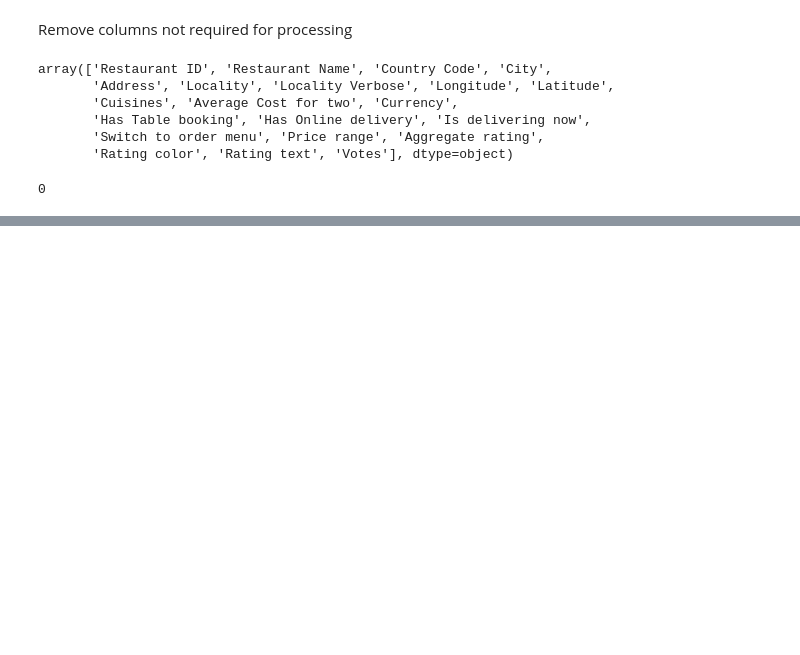
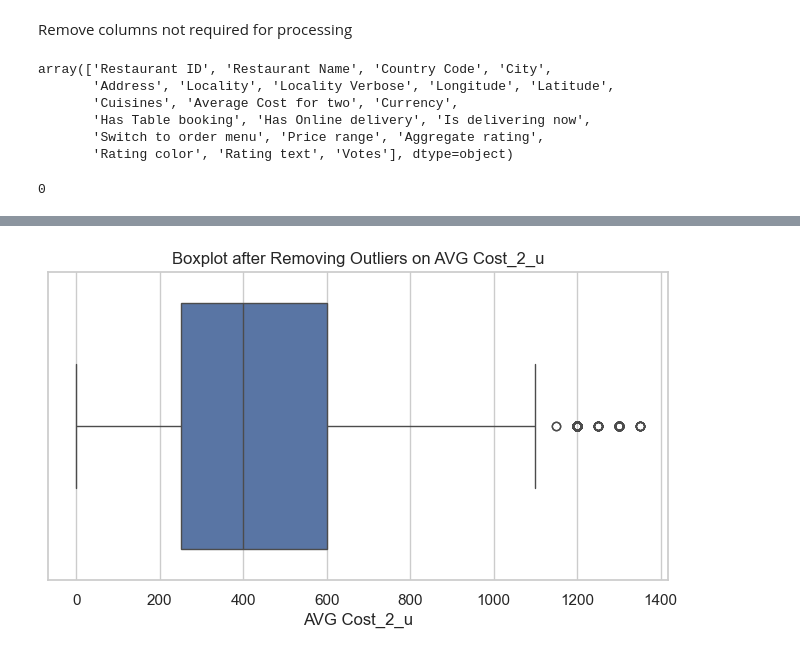
Before and after one commit to JoshMusira/EDA-Zomato-API-Analysis, a Jupyter notebook: EDA Business Scenario.ipynb, the cells around one changed output, grey strips where cells are left out. Drawn from its saved outputs; the diff is of its cells as text; code cells hidden in the pictures; blank space fills up the shorter version.

```diff
--- a/EDA Business Scenario.ipynb
+++ b/EDA Business Scenario.ipynb
@@ -210,5 +210,5 @@ zomato_df_u.head(3)
 # %%
 
 zomato_df_u_2 = zomato_df_u.drop(['Restaurant ID','Restaurant Name','Currency','Longitude','Latitude',  'Country Code',
-                                  'Address', 'Locality Verbose','Switch to order menu', 'Price range',
-                            'Rating color', 'Rating text'], axis=1)
+                                  'Address', 'Locality Verbose','Switch to order menu',
+                            'Rating color'], axis=1)
@@ -325,0 +311,8 @@ plt.show()
+# %%
+# Create a boxplot using seaborn
+plt.figure(figsize=(8, 4))
+sns.boxplot(x=zomato_df_u_4['AVG Cost_2_u'])
+plt.title('Boxplot after Removing Outliers on AVG Cost_2_u')
+plt.show()
+# %% [output]
+[figure, added]
```
Also changed, not shown: parts of 37 cells of this notebook.
